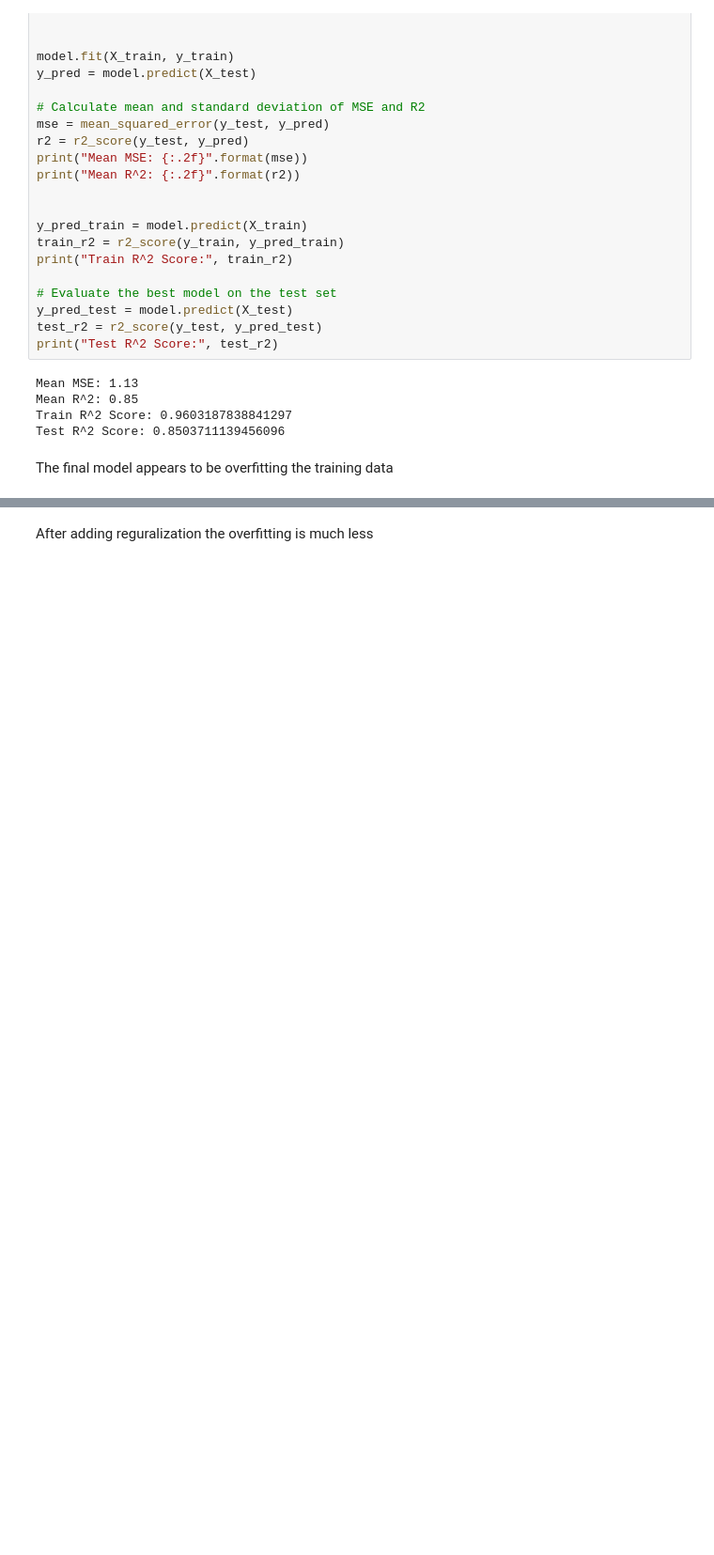
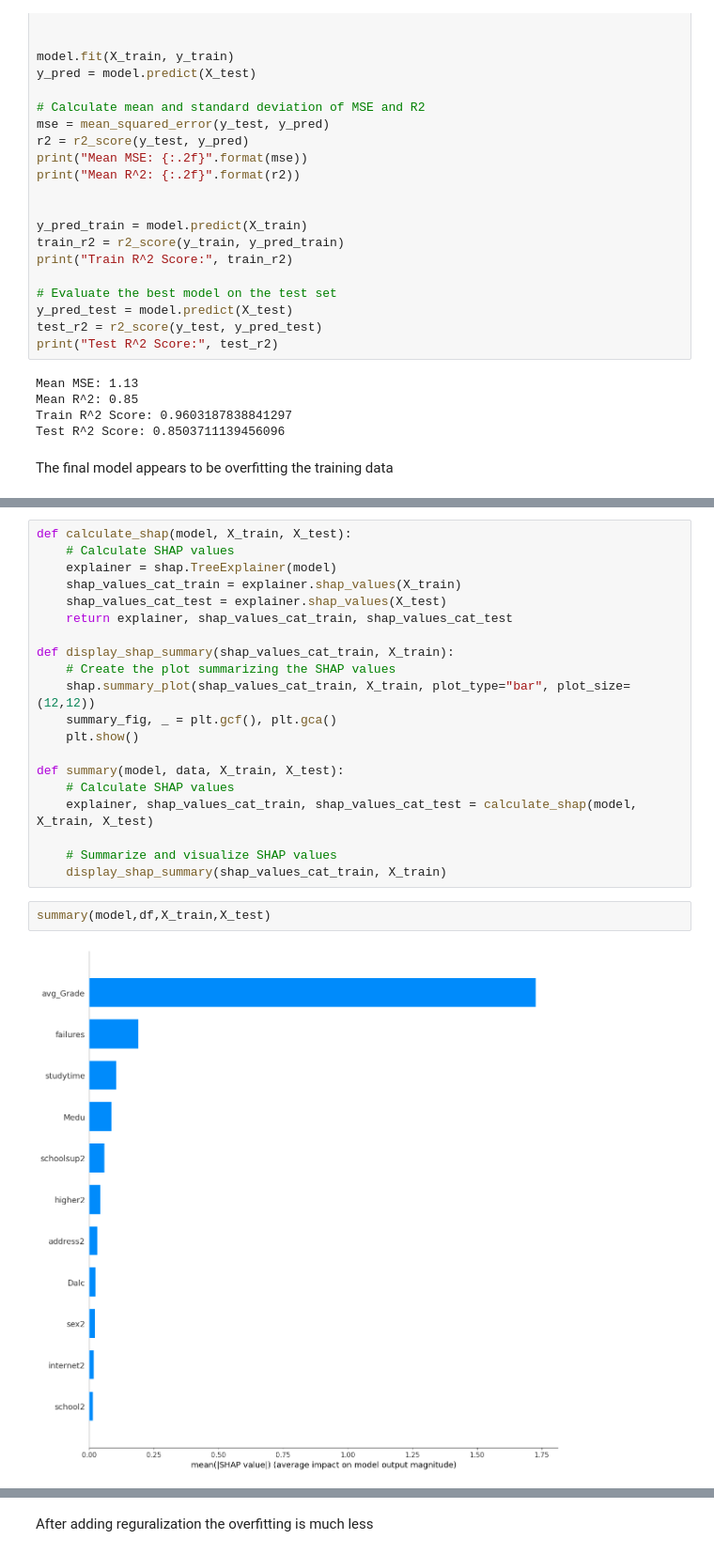
Before and after one commit to mohammed-alaa40123/Exploring-Factors-Influencing-Student-Success, a Jupyter notebook: regression.ipynb, the cells around one changed output, grey strips where cells are left out. Shown at 94% size. Cells and saved outputs as stored; diff of their text form; blank space fills up the shorter version.

Commit message:
shap added

```diff
--- a/regression.ipynb
+++ b/regression.ipynb
@@ -541,0 +541,24 @@ NameError: name 'plt' is not defined
+# %%
+def calculate_shap(model, X_train, X_test):
+    # Calculate SHAP values
+    explainer = shap.TreeExplainer(model)
+    shap_values_cat_train = explainer.shap_values(X_train)
+    shap_values_cat_test = explainer.shap_values(X_test)
+    return explainer, shap_values_cat_train, shap_values_cat_test
+
+def display_shap_summary(shap_values_cat_train, X_train):
+    # Create the plot summarizing the SHAP values
+    shap.summary_plot(shap_values_cat_train, X_train, plot_type="bar", plot_size=(12,12))
+    summary_fig, _ = plt.gcf(), plt.gca()
+    plt.show()
+
+def summary(model, data, X_train, X_test):
+    # Calculate SHAP values
+    explainer, shap_values_cat_train, shap_values_cat_test = calculate_shap(model, X_train, X_test)
+
+    # Summarize and visualize SHAP values
+    display_shap_summary(shap_values_cat_train, X_train)
+# %%
+summary(model,df,X_train,X_test)
+# %% [output]
+[figure, added]
```
Also changed, not shown: parts of 4 cells of this notebook, 3 other files.
